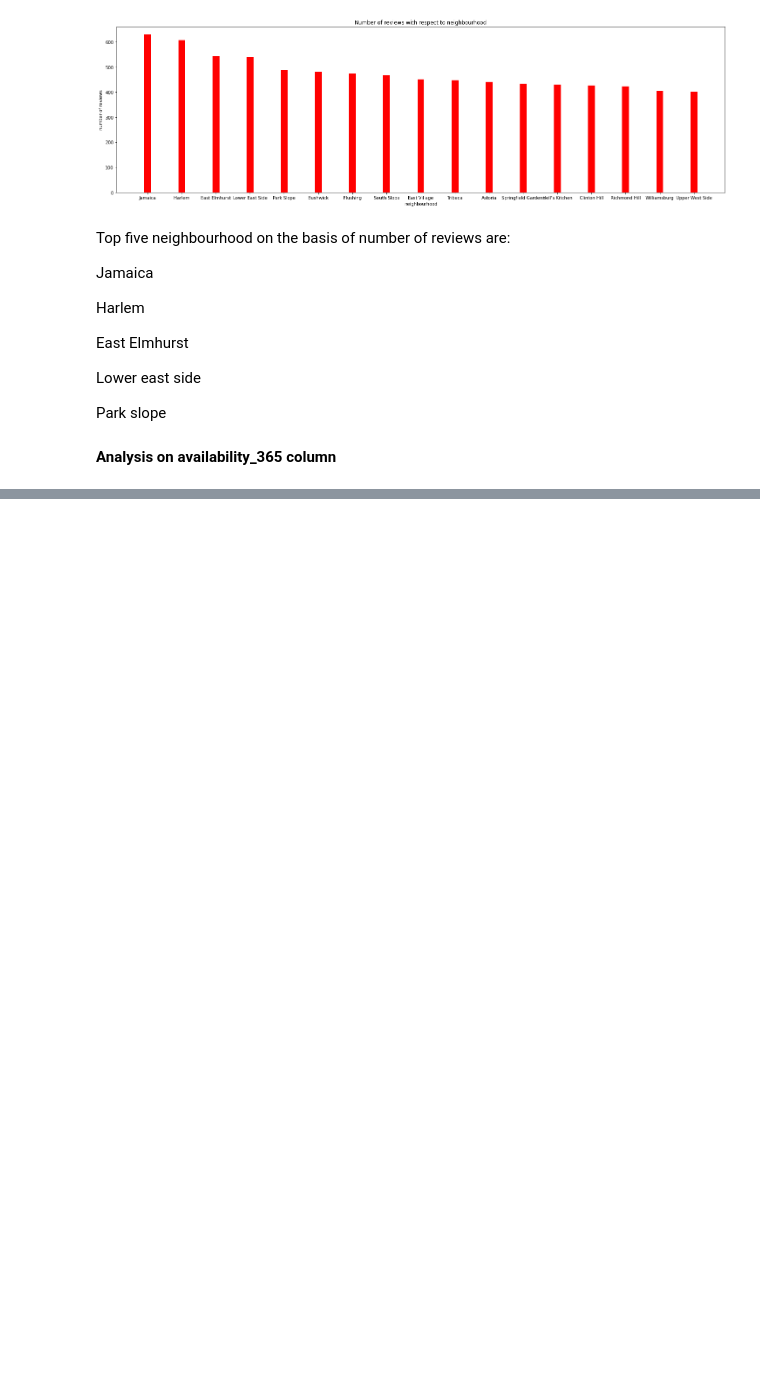
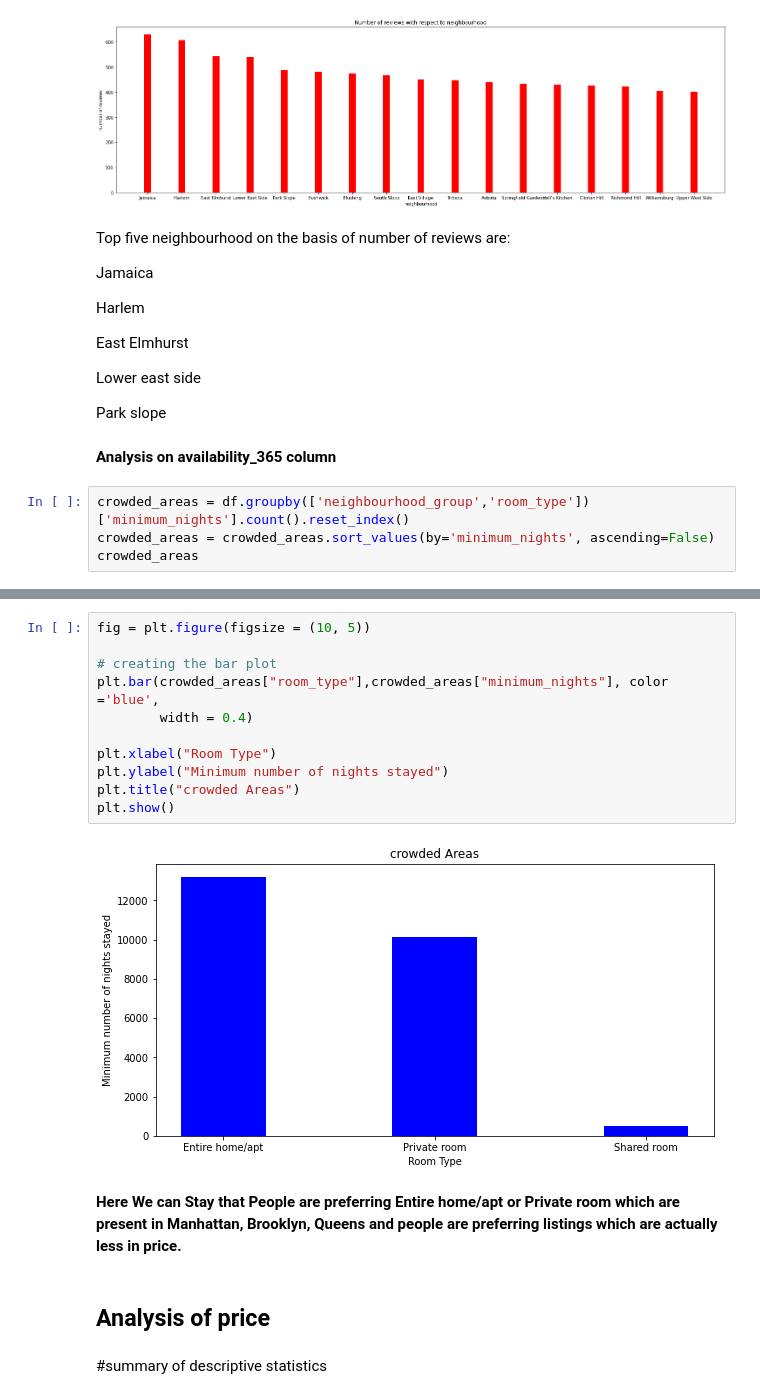
Before and after one commit to Asohail115/Airbnb-Booking_Analysis, a Jupyter notebook: Airbnb_Bookings_Analysis_Capstone_Project.ipynb, the cells around one changed output, grey strips where cells are left out. Cells and saved outputs as stored; diff of their text form; blank space fills up the shorter version.

```diff
--- a/Airbnb_Bookings_Analysis_Capstone_Project.ipynb
+++ b/Airbnb_Bookings_Analysis_Capstone_Project.ipynb
@@ -392,3 +386,7 @@ Lower east side
 Park slope
 # %% [markdown]
 **Analysis on availability_365 column**
+# %%
+crowded_areas = df.groupby(['neighbourhood_group','room_type'])['minimum_nights'].count().reset_index()
+crowded_areas = crowded_areas.sort_values(by='minimum_nights', ascending=False)
+crowded_areas
@@ -394,0 +410,19 @@ Park slope
+# %%
+fig = plt.figure(figsize = (10, 5))
+
+# creating the bar plot
+plt.bar(crowded_areas["room_type"],crowded_areas["minimum_nights"], color ='blue',
+        width = 0.4)
+
+plt.xlabel("Room Type")
+plt.ylabel("Minimum number of nights stayed")
+plt.title("crowded Areas")
+plt.show()
+# %% [output]
+[figure, added]
+# %% [markdown]
+**Here We can Stay that People are preferring Entire home/apt or Private room which are present in Manhattan, Brooklyn, Queens and people are preferring listings which are actually less in price.**
+# %% [markdown]
+## Analysis of price
+# %% [markdown]
+#summary of descriptive statistics
```
Also changed, not shown: parts of 14 cells of this notebook.
